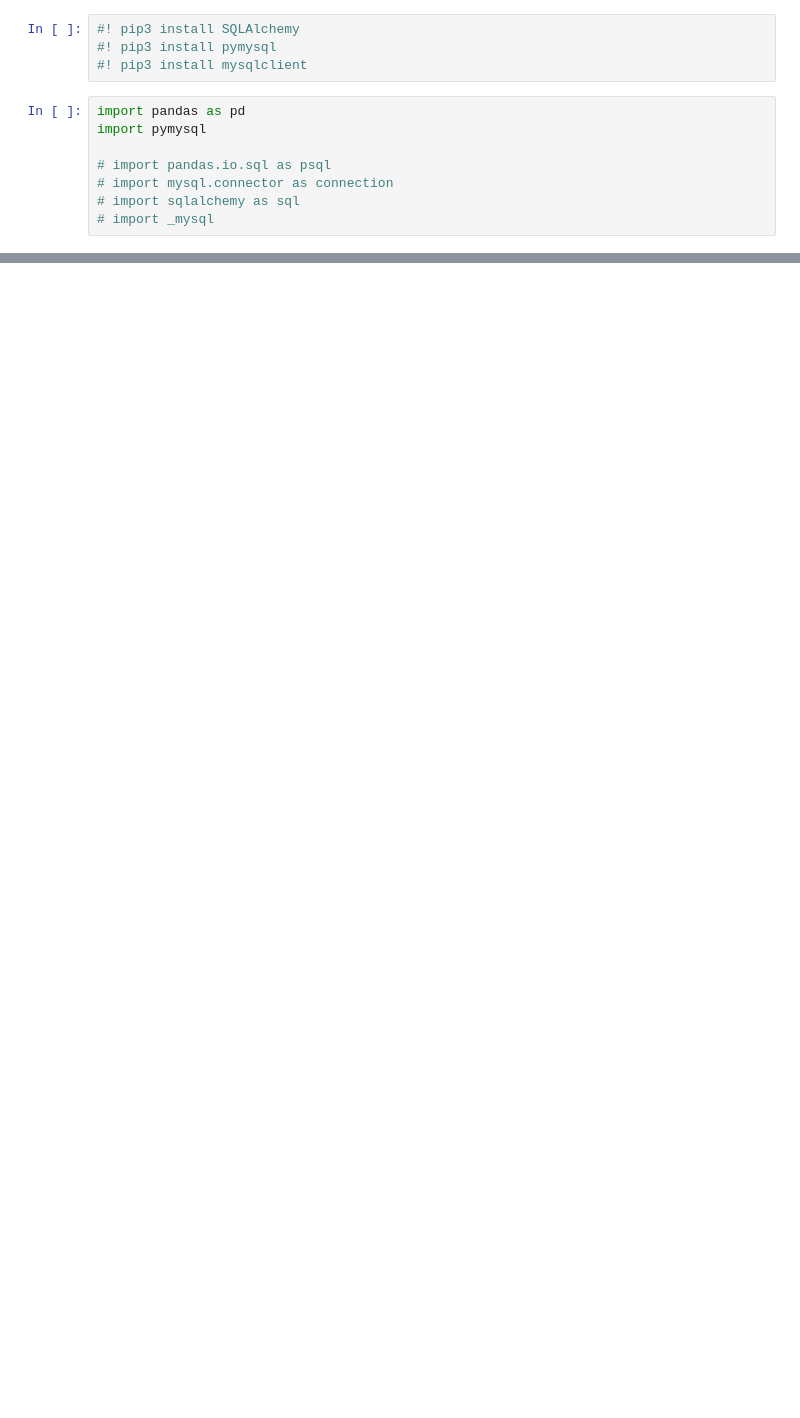
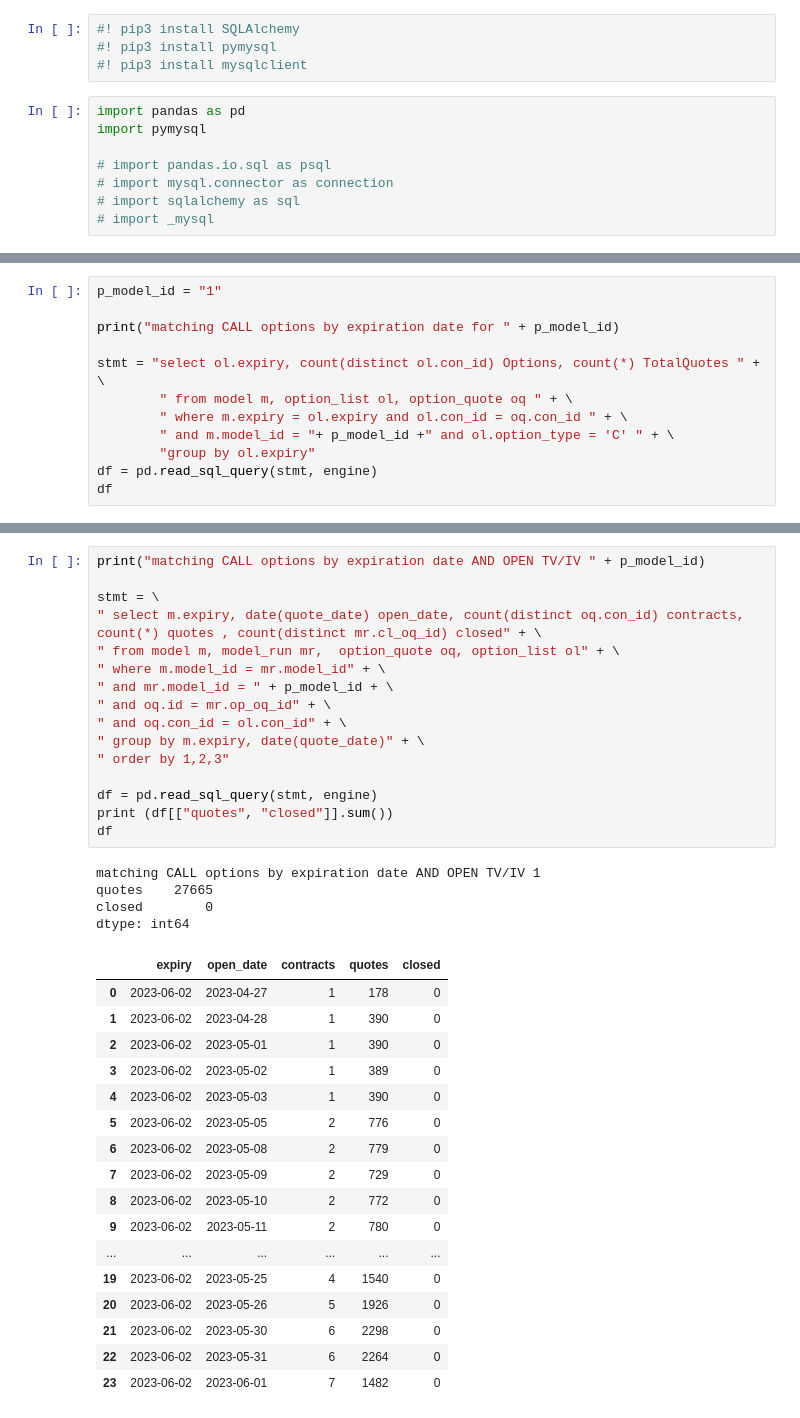
Before and after one commit to mvellayan/OptionList11, a Jupyter notebook: CCDebug.ipynb, the cells around one changed output, grey strips where cells are left out. Drawn from its saved outputs; the diff is of its cells as text; blank space fills up the shorter version.

Commit message:
Work in progress.  Adding notebook deployment of cc model

```diff
--- a/CCDebug.ipynb
+++ b/CCDebug.ipynb
@@ -40,0 +35,12 @@ y = conn.execute(text('call model_close(15);'))
+# %%
+p_model_id = "1"
+
+print("matching CALL options by expiration date for " + p_model_id)
+
+stmt = "select ol.expiry, count(distinct ol.con_id) Options, count(*) TotalQuotes " + \
+        " from model m, option_list ol, option_quote oq " + \
+        " where m.expiry = ol.expiry and ol.con_id = oq.con_id " + \
+        " and m.model_id = "+ p_model_id +" and ol.option_type = 'C' " + \
+        "group by ol.expiry"
+df = pd.read_sql_query(stmt, engine)
+df
@@ -40,0 +77,38 @@ y = conn.execute(text('call model_close(15);'))
+# %%
+print("matching CALL options by expiration date AND OPEN TV/IV " + p_model_id)
+
+stmt = \
+" select m.expiry, date(quote_date) open_date, count(distinct oq.con_id) contracts, count(*) quotes , count(distinct mr.cl_oq_id) closed" + \
+" from model m, model_run mr,  option_quote oq, option_list ol" + \
+" where m.model_id = mr.model_id" + \
+" and mr.model_id = " + p_model_id + \
+" and oq.id = mr.op_oq_id" + \
+" and oq.con_id = ol.con_id" + \
+" group by m.expiry, date(quote_date)" + \
+" order by 1,2,3"
+
+df = pd.read_sql_query(stmt, engine)
+print (df[["quotes", "closed"]].sum())
+df
+# %% [output]
+matching CALL options by expiration date AND OPEN TV/IV 1
+quotes    27665
+closed        0
+dtype: int64
+|  | expiry | open_date | contracts | quotes | closed |
+| 0 | 2023-06-02 | 2023-04-27 | 1 | 178 | 0 |
+| 1 | 2023-06-02 | 2023-04-28 | 1 | 390 | 0 |
+| 2 | 2023-06-02 | 2023-05-01 | 1 | 390 | 0 |
+| 3 | 2023-06-02 | 2023-05-02 | 1 | 389 | 0 |
+| 4 | 2023-06-02 | 2023-05-03 | 1 | 390 | 0 |
+| 5 | 2023-06-02 | 2023-05-05 | 2 | 776 | 0 |
+| 6 | 2023-06-02 | 2023-05-08 | 2 | 779 | 0 |
+| 7 | 2023-06-02 | 2023-05-09 | 2 | 729 | 0 |
+| 8 | 2023-06-02 | 2023-05-10 | 2 | 772 | 0 |
+| 9 | 2023-06-02 | 2023-05-11 | 2 | 780 | 0 |
+| ... | ... | ... | ... | ... | ... |
+| 19 | 2023-06-02 | 2023-05-25 | 4 | 1540 | 0 |
+| 20 | 2023-06-02 | 2023-05-26 | 5 | 1926 | 0 |
+| 21 | 2023-06-02 | 2023-05-30 | 6 | 2298 | 0 |
+| 22 | 2023-06-02 | 2023-05-31 | 6 | 2264 | 0 |
+| 23 | 2023-06-02 | 2023-06-01 | 7 | 1482 | 0 |
```
Also changed, not shown: parts of 7 cells of this notebook, 2 other files.
